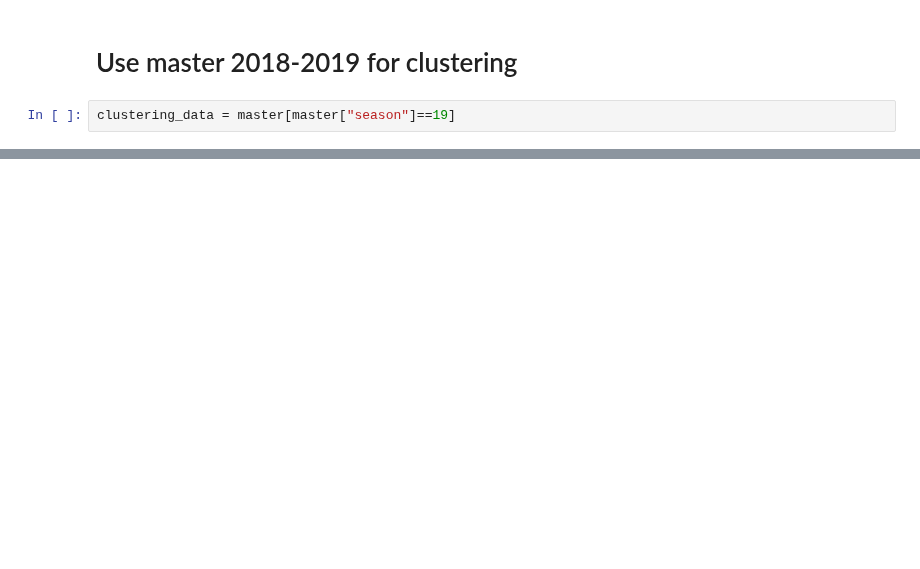
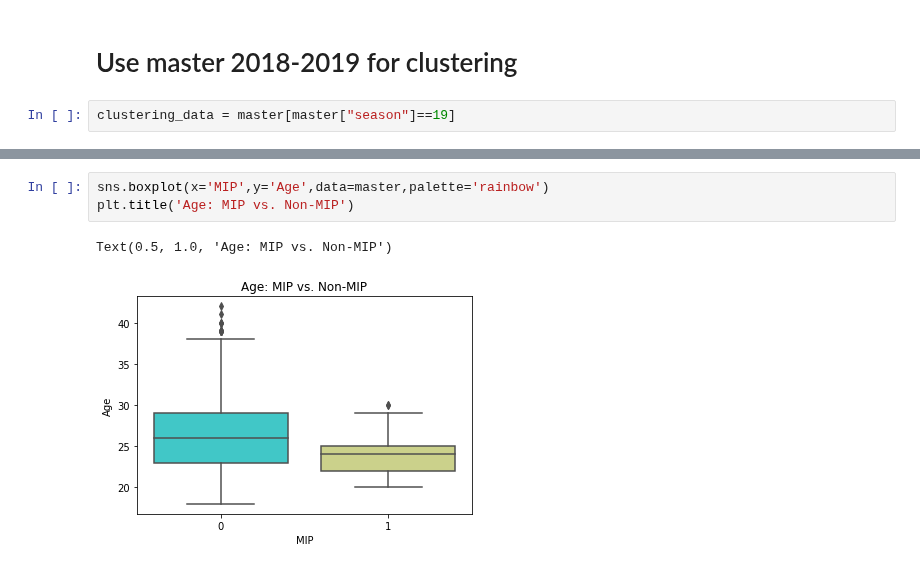
Before and after one commit to victoria-yining-huang/NBA-MIP, a Jupyter notebook: features.ipynb, the cells around one changed output, grey strips where cells are left out. Cells and saved outputs as stored; diff of their text form; blank space fills up the shorter version.

```diff
--- a/features.ipynb
+++ b/features.ipynb
@@ -231,0 +247,6 @@ plt.show()
+# %%
+sns.boxplot(x='MIP',y='Age',data=master,palette='rainbow')
+plt.title('Age: MIP vs. Non-MIP')
+# %% [output]
+Text(0.5, 1.0, 'Age: MIP vs. Non-MIP')
+[figure, added]
```
Also changed, not shown: parts of 27 cells of this notebook.
